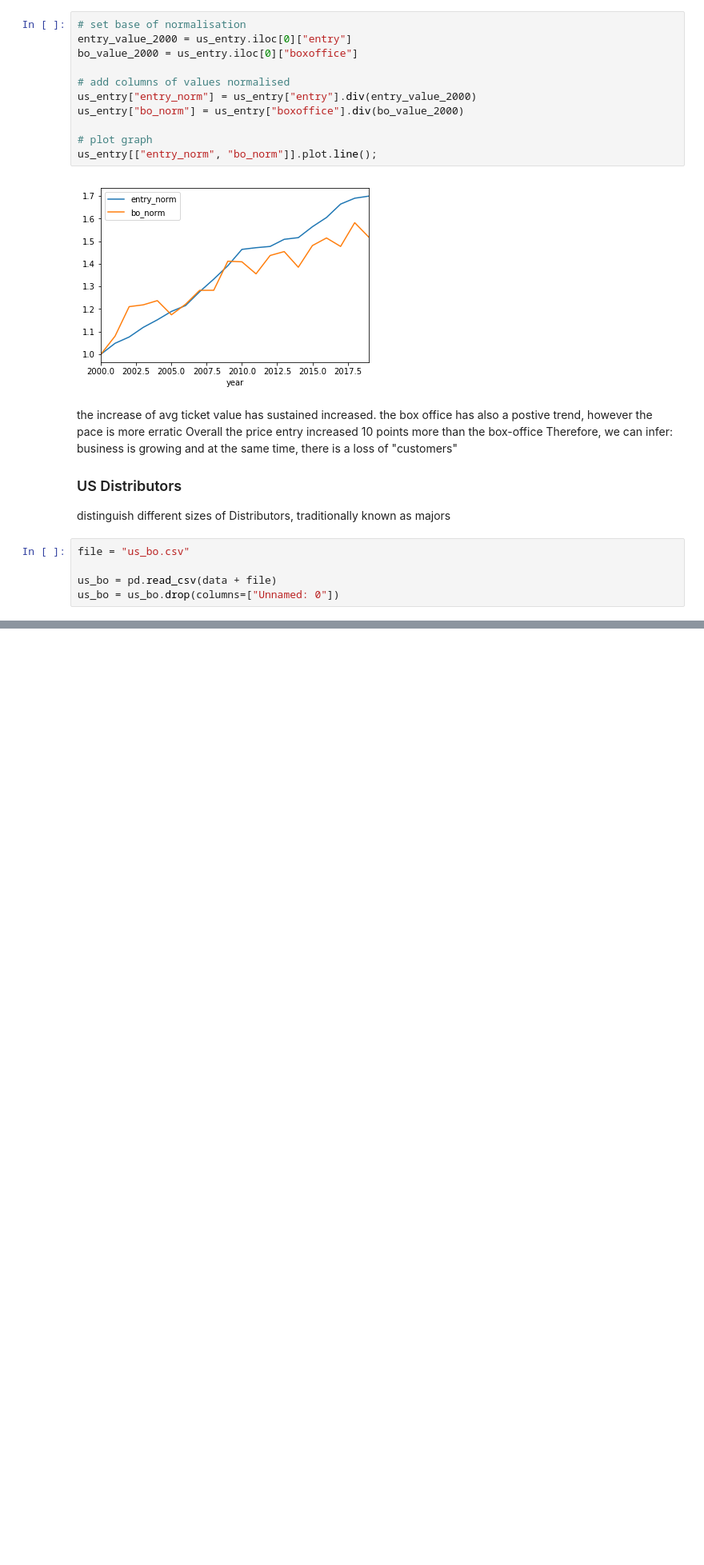
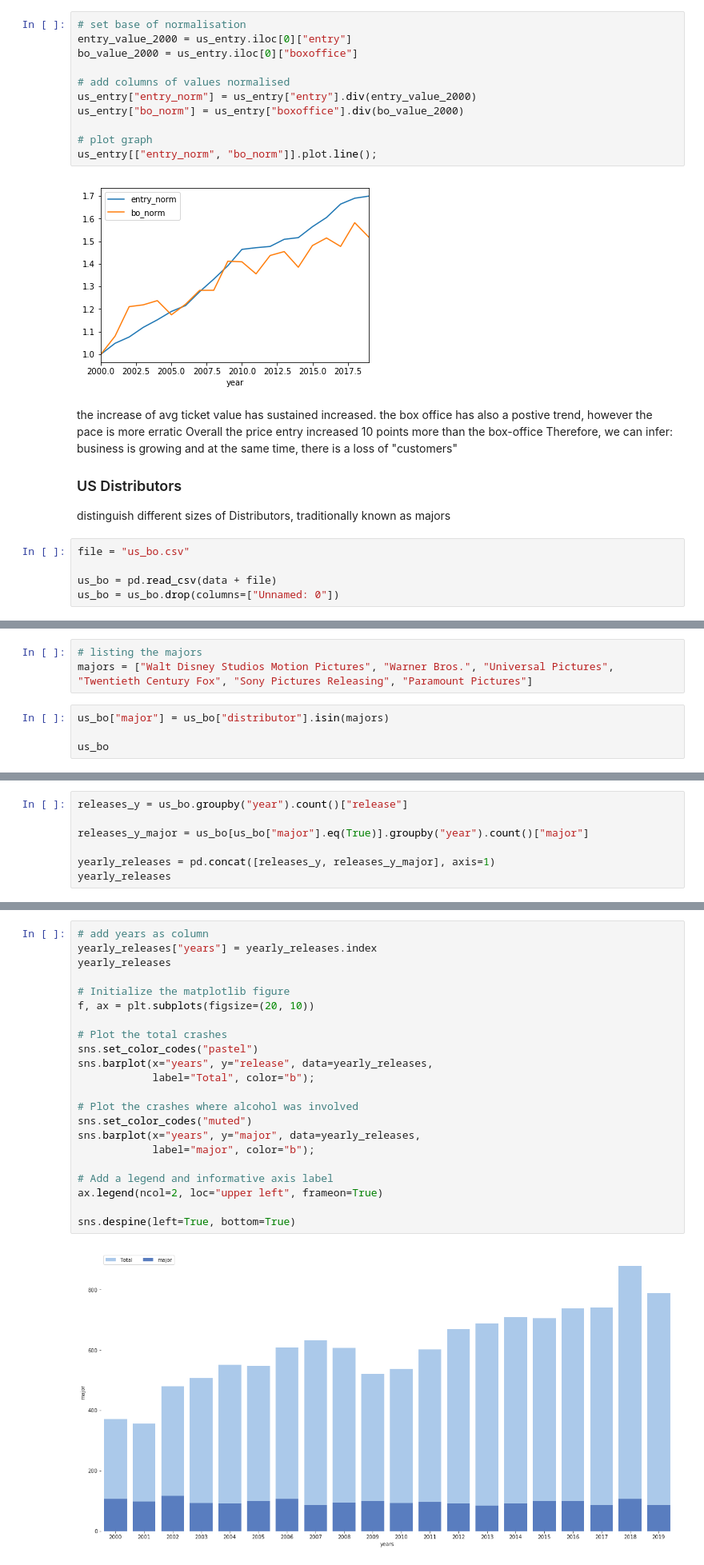
Before and after one commit to ivanlopezlobato/movies, a Jupyter notebook: notebooks/BoxOffice_Evolution_2000-2019.ipynb, the cells around one changed output, grey strips where cells are left out. Shown at 80% size. Drawn from its saved outputs; the diff is of its cells as text; blank space fills up the shorter version.

```diff
--- a/notebooks/BoxOffice_Evolution_2000-2019.ipynb
+++ b/notebooks/BoxOffice_Evolution_2000-2019.ipynb
@@ -169,0 +245,7 @@ us_bo.groupby("distributor").sum().sort_values(by="gross", ascending = False).he
+# %%
+# listing the majors
+majors = ["Walt Disney Studios Motion Pictures", "Warner Bros.", "Universal Pictures", "Twentieth Century Fox", "Sony Pictures Releasing", "Paramount Pictures"]
+# %%
+us_bo["major"] = us_bo["distributor"].isin(majors)
+
+us_bo
@@ -169,0 +266,7 @@ us_bo.groupby("distributor").sum().sort_values(by="gross", ascending = False).he
+# %%
+releases_y = us_bo.groupby("year").count()["release"]
+
+releases_y_major = us_bo[us_bo["major"].eq(True)].groupby("year").count()["major"]
+
+yearly_releases = pd.concat([releases_y, releases_y_major], axis=1)
+yearly_releases
@@ -169,0 +292,24 @@ us_bo.groupby("distributor").sum().sort_values(by="gross", ascending = False).he
+# %%
+# add years as column
+yearly_releases["years"] = yearly_releases.index
+yearly_releases
+
+# Initialize the matplotlib figure
+f, ax = plt.subplots(figsize=(20, 10))
+
+# Plot the total crashes
+sns.set_color_codes("pastel")
+sns.barplot(x="years", y="release", data=yearly_releases,
+            label="Total", color="b");
+
+# Plot the crashes where alcohol was involved
+sns.set_color_codes("muted")
+sns.barplot(x="years", y="major", data=yearly_releases,
+            label="major", color="b");
+
+# Add a legend and informative axis label
+ax.legend(ncol=2, loc="upper left", frameon=True)
+
+sns.despine(left=True, bottom=True)
+# %% [output]
+[figure, added]
```
Also changed, not shown: parts of 14 cells of this notebook.
